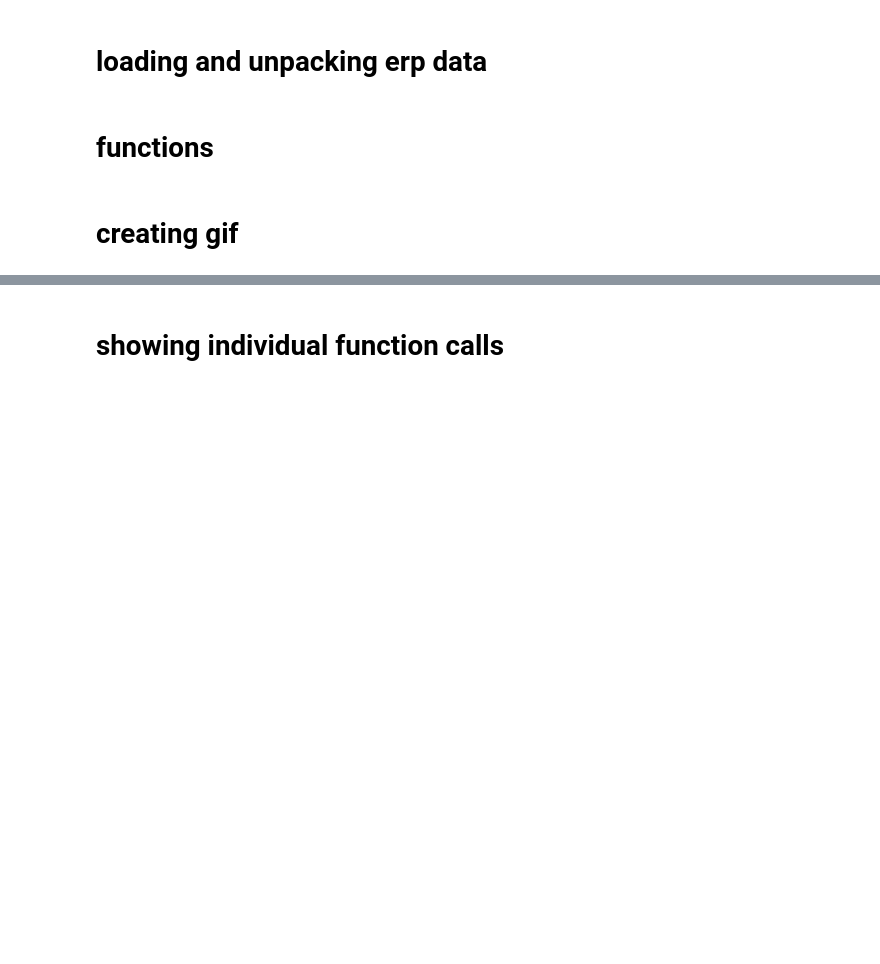
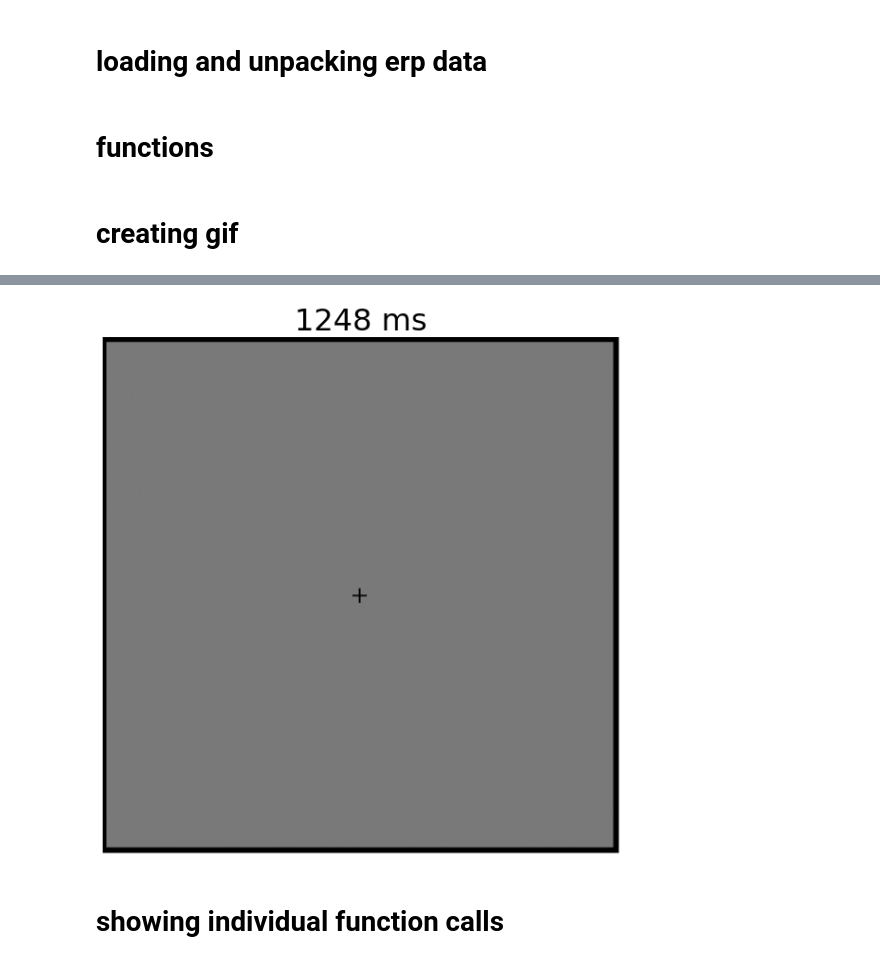
Before and after one commit to WilliamThyer/erp_gif, a Jupyter notebook: gif_erp.ipynb, the cells around one changed output, grey strips where cells are left out. Saved outputs shown, nothing was run; the diff lists cells and outputs as text; code cells hidden in the pictures; blank space fills up the shorter version.

```diff
--- a/gif_erp.ipynb
+++ b/gif_erp.ipynb
@@ -51,5 +54,21 @@ def create_frame(i_timepoint, erp, task_image_map, timepoints, chan_locs_x, chan
+# %%
+def create_task(i_timepoint, task_image_map, timepoints):
+    """
+    i_timepoint (int): frame of data
+    task_images (np.array(str)): maps task images directories to timing
+    """
+    plt.clf()
+
+    # load task image
+    img = mpimg.imread(task_image_map[i_timepoint])
+
+    # plotting
+    ax = plt.subplot(111)
+    ax.axis('off')
+    ax.imshow(img)
+    plt.title(f'{timepoints[i_timepoint]} ms',fontsize=32)
 # %%
-def create_task_image_map(task_images,task_image_timing):
+def create_task_image_map(task_images,task_image_timing,timepoints):
     image_idx = 0
     task_map = np.empty(timepoints.shape,dtype='object')
     for itime,time in enumerate(timepoints):
@@ -62,0 +91,14 @@ def create_task_image_map(task_images,task_image_timing):
+# %%
+# task gif images
+task_images = np.array(['images/blank.png','images/array1.png','images/blank.png'])
+task_image_timing = [-200,0,250]
+task_image_map = create_task_image_map(task_images,task_image_timing,timepoints)
+
+# task gif
+fig = plt.figure(figsize=(10,10))
+ani = animation.FuncAnimation(fig, create_task, fargs=(task_image_map,timepoints), frames=len(timepoints), repeat=True)
+writer = animation.writers['pillow']
+writer = writer(fps=10)
+ani.save('task1.gif',writer=writer)
+# %% [output]
+[figure, added]
```
Also changed, not shown: parts of 7 cells of this notebook.
